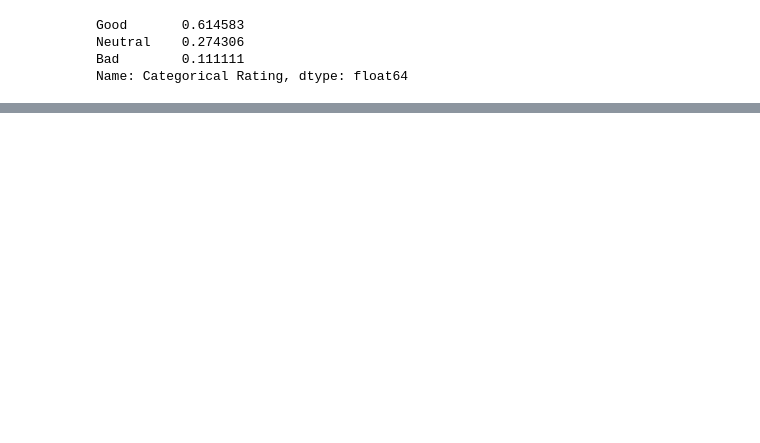
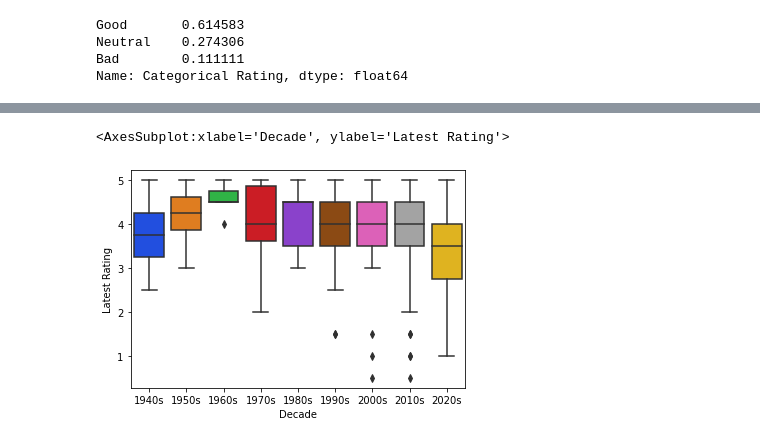
Before and after one commit to caiotda/caioflix, a Jupyter notebook: EDA_letterboxd_profile_data.ipynb, the cells around one changed output, grey strips where cells are left out. Saved outputs shown, nothing was run; the diff lists cells and outputs as text; code cells hidden in the pictures; blank space fills up the shorter version.

```diff
--- a/EDA_letterboxd_profile_data.ipynb
+++ b/EDA_letterboxd_profile_data.ipynb
@@ -292,3 +312,8 @@ plt.ylim(1940)
+# %%
+sns.boxplot(data=df, x="Decade", y="Latest Rating")
+# %% [output]
+<AxesSubplot:xlabel='Decade', ylabel='Latest Rating'>
+[figure, added]
 # %%
 sns.displot(data=df,  x="Latest Rating", y="Year", kind="kde")
 plt.ylim(1940)
```
Also changed, not shown: parts of 26 cells of this notebook.
